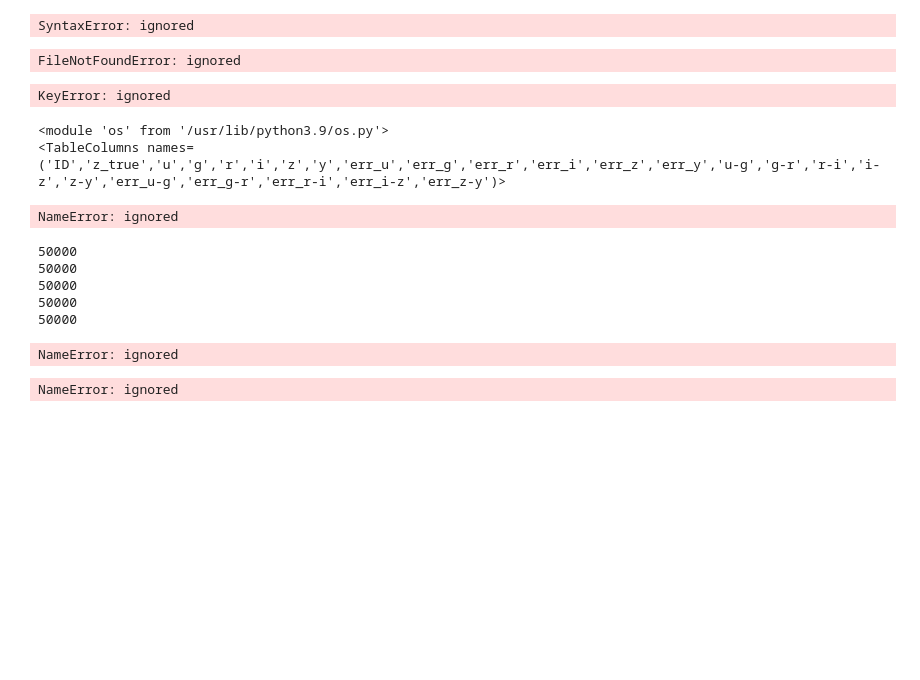
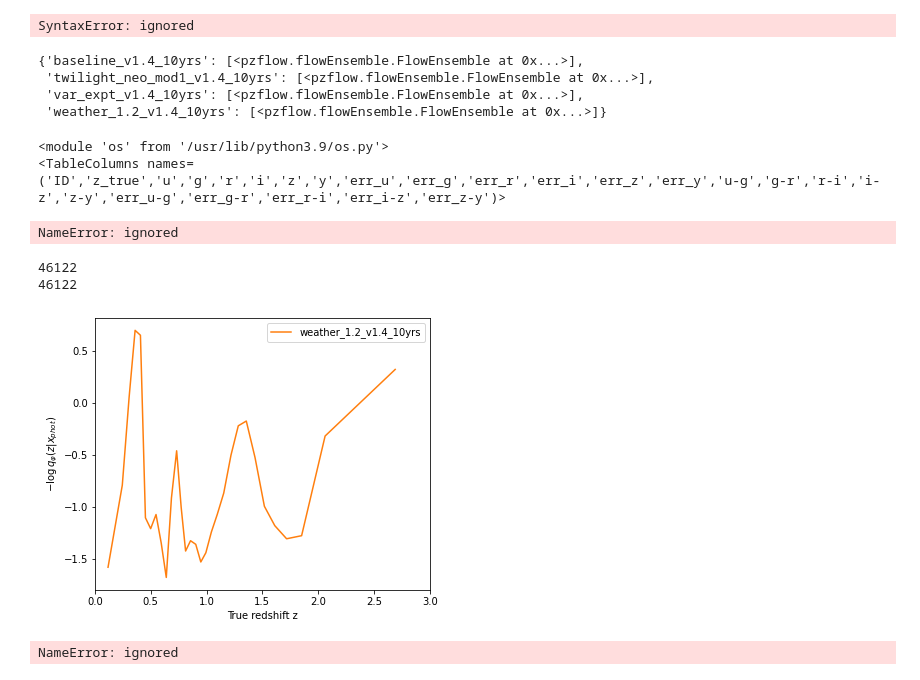
Before and after one commit to bscot/TheLastMetric, a Jupyter notebook: Example_TLM.ipynb, the cells around one changed output. Saved outputs shown, nothing was run; the diff lists cells and outputs as text; code cells hidden in the pictures; blank space fills up the shorter version.

Commit message:
Add redshift binned plot

```diff
--- a/Example_TLM.ipynb
+++ b/Example_TLM.ipynb
@@ -115,6 +115,8 @@ z_cats[available_os[1]].to_pandas()
 # %%
 IDS = phot_cats[available_os[1]]['ID']
 # %%
+IDS = phot_cats[available_os[1]]['ID']
+
 z_cats[available_os[1]].to_pandas()[z_cats[available_os[1]].to_pandas()['ID'].isin(IDS)]
 # %% [output]
 |  | ID | z_true | z_phot | dz_phot | NN | N_train |
@@ -274,6 +273,8 @@ pzflow_ensemble_for_var_expt_v1.4_10yrs.pkl
 pzflow_ensemble_for_weather_1.2_v1.4_10yrs.pkl
 # %%
 # tav_train, tav_test = {}, {}
+available_os = ['weather_1.2_v1.4_10yrs']
+
 for os in available_os:#:
     ens  = ensembles[os]
     # get the data and make a train and test set
@@ -285,7 +286,7 @@ for os in available_os:#:
     # train the flow on the given learning rate schedule
     loss = ens.train(cat_train,#conditional_columns],
                                convolve_errs=False,
-                       epochs = 100, verbose=True)
+                       epochs = 150, verbose=True)
     # loss2 = ens.train(cat_train, convolve_errs=True,
     #                    epochs = 30, seed = 312)
     # loss3 = ens.train(cat_train, convolve_errs=True,
@@ -365,14 +365,15 @@ for os in available_os:
 
 flows
 # %% [output]
-FileNotFoundError: ignored
+{'baseline_v1.4_10yrs': [<pzflow.flowEnsemble.FlowEnsemble at 0x...>],
+ 'twilight_neo_mod1_v1.4_10yrs': [<pzflow.flowEnsemble.FlowEnsemble at 0x...>],
+ 'var_expt_v1.4_10yrs': [<pzflow.flowEnsemble.FlowEnsemble at 0x...>],
+ 'weather_1.2_v1.4_10yrs': [<pzflow.flowEnsemble.FlowEnsemble at 0x...>]}
 # %%
 all_logp = {}
 for which_os in available_os:
   all_logp[which_os] = np.stack([f.log_prob(phot_cats[which_os].to_pandas())
                                  for f in flows[which_os] ], axis=0)
-# %% [output]
-KeyError: ignored
 # %%
 zbins = np.linspace(0, 3, 32)
 avgtav = {}
@@ -400,47 +401,49 @@ for which_os in available_os:
 <module 'os' from '/usr/lib/python3.9/os.py'>
 <TableColumns names=('ID','z_true','u','g','r','i','z','y','err_u','err_g','err_r','err_i','err_z','err_y','u-g','g-r','r-i','i-z','z-y','err_u-g','err_g-r','err_r-i','err_i-z','err_z-y')>
 NameError: ignored
+# %%
+z_cats_no_nan = {}
+for which_os in available_os:
+  IDS = phot_cats[which_os]['ID']
+  z_cats_no_nan[which_os] = z_cats[which_os].to_pandas()[z_cats[which_os].to_pandas()['ID'].isin(IDS)]
 # %%
 # all_logp = {}
 # for which_os in available_os:
 #   all_logp[which_os] = np.stack([f.log_prob(phot_cats[which_os].to_pandas())
 #                                  for f in flows[which_os] ], axis=0)
 
 from scipy import stats
 n=32
-b = stats.mstats.mquantiles(z_cats[which_os]['z_true'], np.linspace(0,1,n, endpoint=True))
-print(len(z_cats[which_os]['z_true']))
+b = stats.mstats.mquantiles(z_cats_no_nan[which_os]['z_true'], np.linspace(0,1,n, endpoint=True))
+print(len(z_cats_no_nan[which_os]['z_true']))
 
 mis = {}
 
 for which_os in available_os:
-  inds = np.digitize(z_cats[which_os]['z_true'], b) -1
+  inds = np.digitize(z_cats_no_nan[which_os]['z_true'], b) -1
 
   print(len(inds))
 
 
   res = np.zeros(n-1)
   for i in range(n-1):
-    res[i] = np.mean( np.mean([(all_logp[which_os][j].flatten()[inds == i]) for j in range(10)]))
+    res[i] = np.mean( np.mean((all_logp[which_os].flatten()[inds == i])))
 
   mis[which_os] = res
 
 b_centers = 0.5*(b[1:] + b[:-1])
 
-figure(figsize=(6,5))
+plt.figure(figsize=(6,5))
 for which_os in available_os:
-  plot(b_centers, - mis[which_os], label=os_names[which_os], color=os_colors[which_os])
-legend()
-ylabel(r'$- \log q_{\varphi} (z | x_{phot})$')
-xlabel('True redshift z')
-xlim(0,3);
+  plt.plot(b_centers, - mis[which_os], label=which_os, color=os_colors[which_os])
+plt.legend()
+plt.ylabel(r'$- \log q_{\varphi} (z | x_{phot})$')
+plt.xlabel('True redshift z')
+plt.xlim(0,3);
 # %% [output]
-50000
-50000
-50000
-50000
-50000
+46122
+46122
-NameError: ignored
+[figure, added]
 # %%
 z_cats['baseline_v1.4_10yrs'].to_pandas().dropna()
 # %% [output]
```
Also changed, not shown: parts of 3 cells of this notebook.
